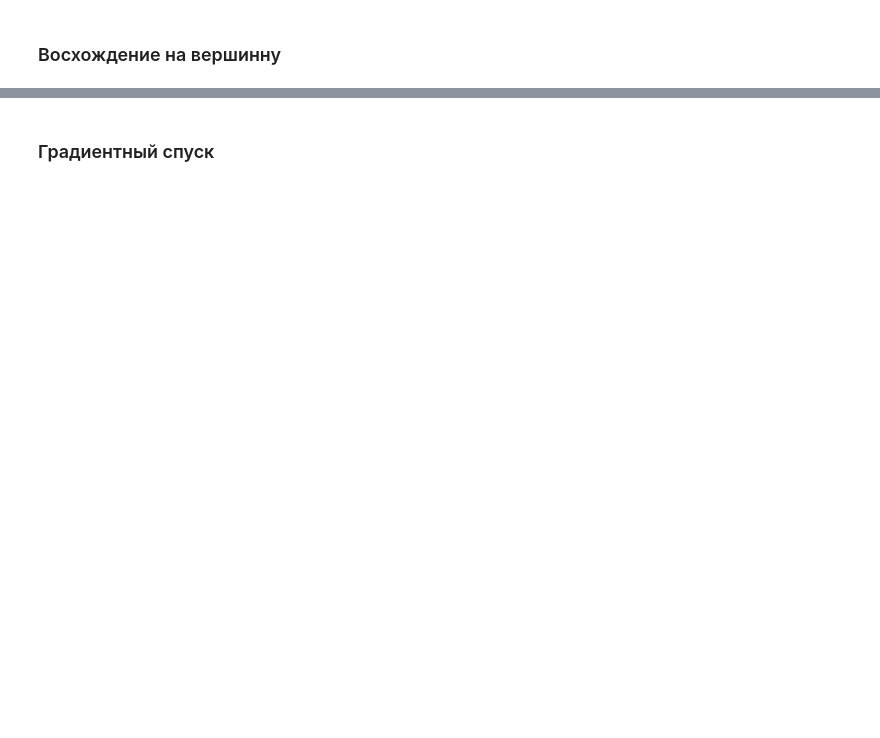
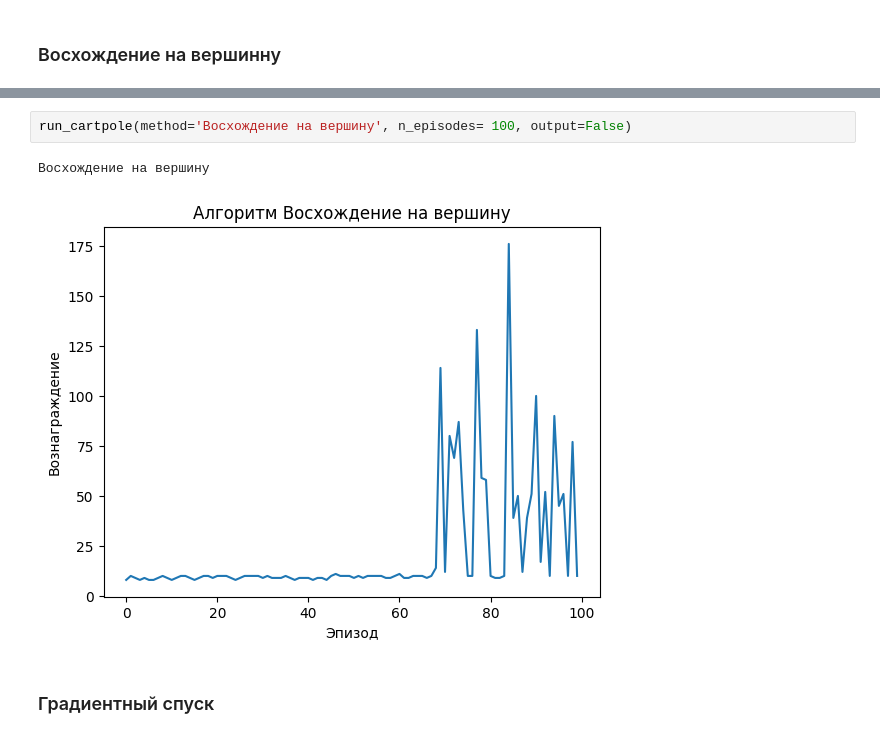
Before and after one commit to matteoxpo/DataScienceStudy, a Jupyter notebook: NSTU/AIandML/lab4/lab4.ipynb, the cells around one changed output, grey strips where cells are left out. Drawn from its saved outputs; the diff is of its cells as text; blank space fills up the shorter version.

```diff
--- a/NSTU/AIandML/lab4/lab4.ipynb
+++ b/NSTU/AIandML/lab4/lab4.ipynb
@@ -388,2 +325,7 @@ for nl in nl_range:
+# %%
+run_cartpole(method='Восхождение на вершину', n_episodes= 100, output=False)
+# %% [output]
+Восхождение на вершину
+[figure, added]
 # %% [markdown]
 ### Градиентный спуск
```
Also changed, not shown: parts of 13 cells of this notebook, 23 other files.
